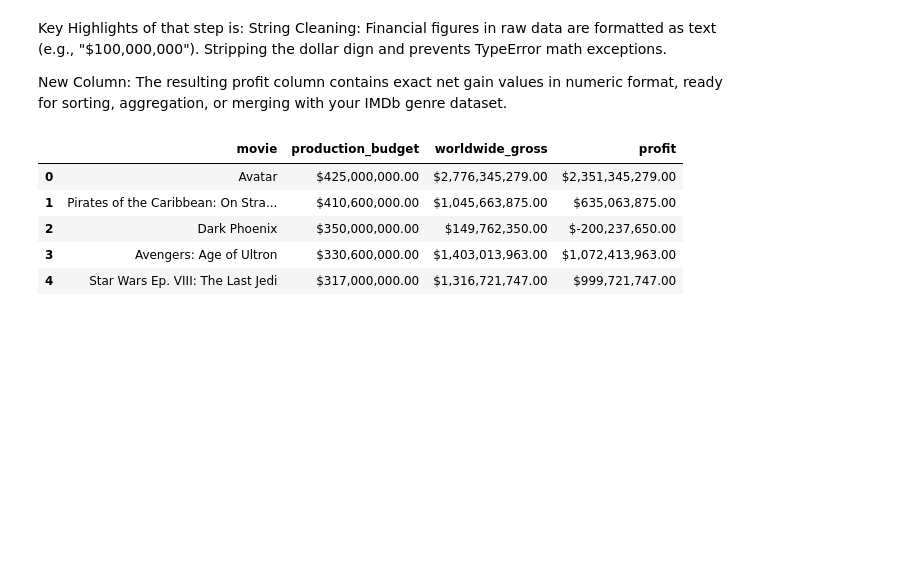
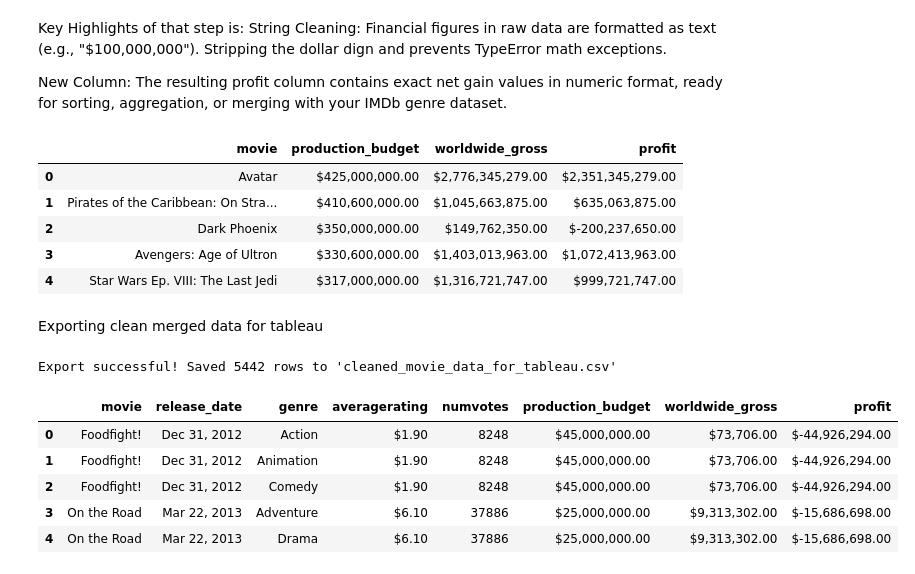
Before and after one commit to oliverkiplagat/Studio_Launch-Pad, a Jupyter notebook: student.ipynb, the cells around one changed output. Saved outputs shown, nothing was run; the diff lists cells and outputs as text; code cells hidden in the pictures; blank space fills up the shorter version.

Commit message:
feat: merge imdb and budget datasets and export csv for tableau

```diff
--- a/student.ipynb
+++ b/student.ipynb
@@ -182,3 +182,35 @@ display(budgets_df[['movie', 'production_budget', 'worldwide_gross', 'profit']].
 | 2 | Dark Phoenix | $350,000,000.00 | $149,762,350.00 | $-200,237,650.00 |
 | 3 | Avengers: Age of Ultron | $330,600,000.00 | $1,403,013,963.00 | $1,072,413,963.00 |
 | 4 | Star Wars Ep. VIII: The Last Jedi | $317,000,000.00 | $1,316,721,747.00 | $999,721,747.00 |
+# %% [markdown]
+Exporting clean merged data for tableau
+# %%
+# Merging exploded genre/ratings data with budget & profit data
+# Matching on movie titles ('primary_title' from IMDb and 'movie' from budget dataset)
+tableau_df = pd.merge(
+    df_genres_exploded,
+    budgets_df,
+    left_on='primary_title',
+    right_on='movie',
+    how='inner'
+)
+
+# Selecting and cleaning relevant columns for Tableau visualizations
+tableau_export = tableau_df[[
+    'movie', 'release_date', 'genre', 'averagerating',
+    'numvotes', 'production_budget', 'worldwide_gross', 'profit'
+]].drop_duplicates()
+
+# Exporting to CSV file ready for Tableau
+tableau_export.to_csv('cleaned_movie_data_for_tableau.csv', index=False)
+
+print(f"Export successful! Saved {tableau_export.shape[0]} rows to 'cleaned_movie_data_for_tableau.csv'")
+display(tableau_export.head())
+# %% [output]
+Export successful! Saved 5442 rows to 'cleaned_movie_data_for_tableau.csv'
+|  | movie | release_date | genre | averagerating | numvotes | production_budget | worldwide_gross | profit |
+| 0 | Foodfight! | Dec 31, 2012 | Action | $1.90 | 8248 | $45,000,000.00 | $73,706.00 | $-44,926,294.00 |
+| 1 | Foodfight! | Dec 31, 2012 | Animation | $1.90 | 8248 | $45,000,000.00 | $73,706.00 | $-44,926,294.00 |
+| 2 | Foodfight! | Dec 31, 2012 | Comedy | $1.90 | 8248 | $45,000,000.00 | $73,706.00 | $-44,926,294.00 |
+| 3 | On the Road | Mar 22, 2013 | Adventure | $6.10 | 37886 | $25,000,000.00 | $9,313,302.00 | $-15,686,698.00 |
+| 4 | On the Road | Mar 22, 2013 | Drama | $6.10 | 37886 | $25,000,000.00 | $9,313,302.00 | $-15,686,698.00 |
```
Also changed, not shown: parts of 2 cells of this notebook, 1 other file.
